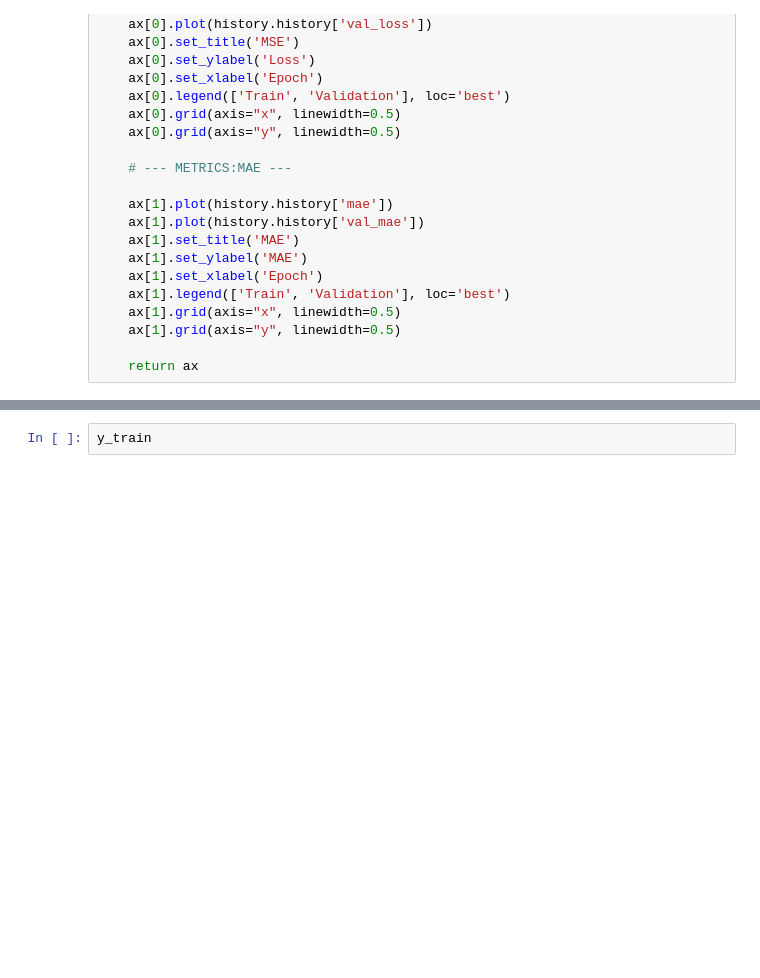
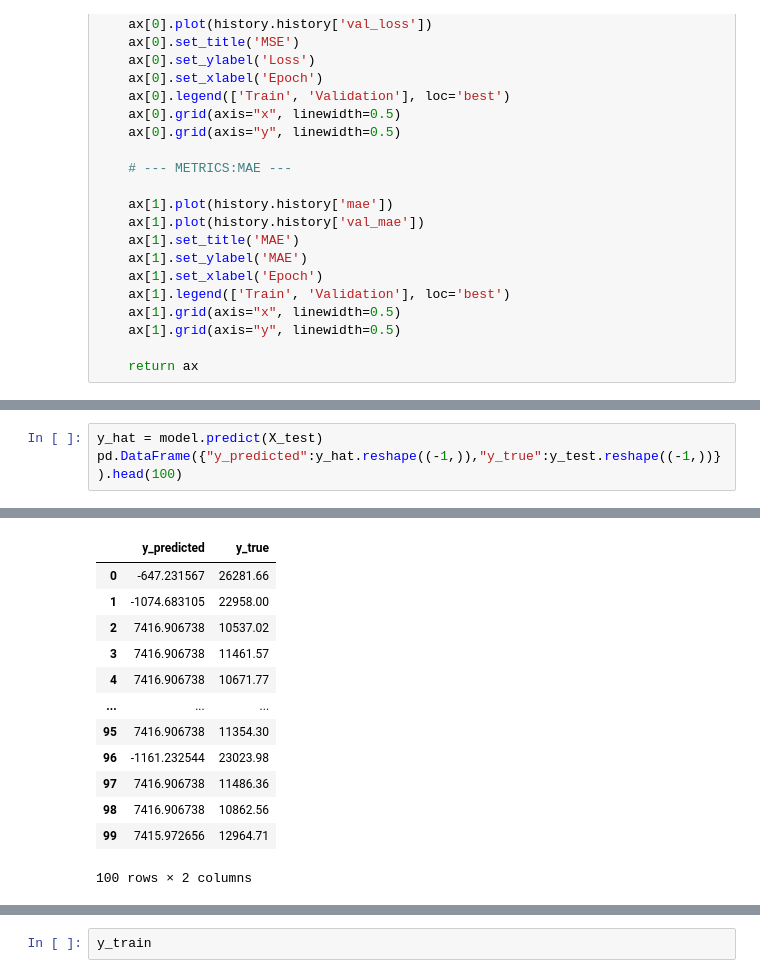
Before and after one commit to egppp/cryptoteller, a Jupyter notebook: LSTM MULTIPLE FEATURES MODELS/LST_MODEL(LIKE_THE CHALLENGE).ipynb, the cells around one changed output, grey strips where cells are left out. Cells and saved outputs as stored; diff of their text form; blank space fills up the shorter version.

```diff
--- a/LSTM MULTIPLE FEATURES MODELS/LST_MODEL(LIKE_THE CHALLENGE).ipynb
+++ b/LSTM MULTIPLE FEATURES MODELS/LST_MODEL(LIKE_THE CHALLENGE).ipynb
@@ -503,0 +496,4 @@ ValueError: x and y can be no greater than 2D, but have shapes (6666,) and (6666
+# %%
+y_hat = model.predict(X_test)
+pd.DataFrame({"y_predicted":y_hat.reshape((-1,)),"y_true":y_test.reshape((-1,))}).head(100)
+# %% [output]
@@ -503,0 +501,13 @@ ValueError: x and y can be no greater than 2D, but have shapes (6666,) and (6666
+|  | y_predicted | y_true |
+| 0 | -647.231567 | 26281.66 |
+| 1 | -1074.683105 | 22958.00 |
+| 2 | 7416.906738 | 10537.02 |
+| 3 | 7416.906738 | 11461.57 |
+| 4 | 7416.906738 | 10671.77 |
+| ... | ... | ... |
+| 95 | 7416.906738 | 11354.30 |
+| 96 | -1161.232544 | 23023.98 |
+| 97 | 7416.906738 | 11486.36 |
+| 98 | 7416.906738 | 10862.56 |
+| 99 | 7415.972656 | 12964.71 |
+100 rows × 2 columns
```
Also changed, not shown: parts of 17 cells of this notebook, 10 other files.
